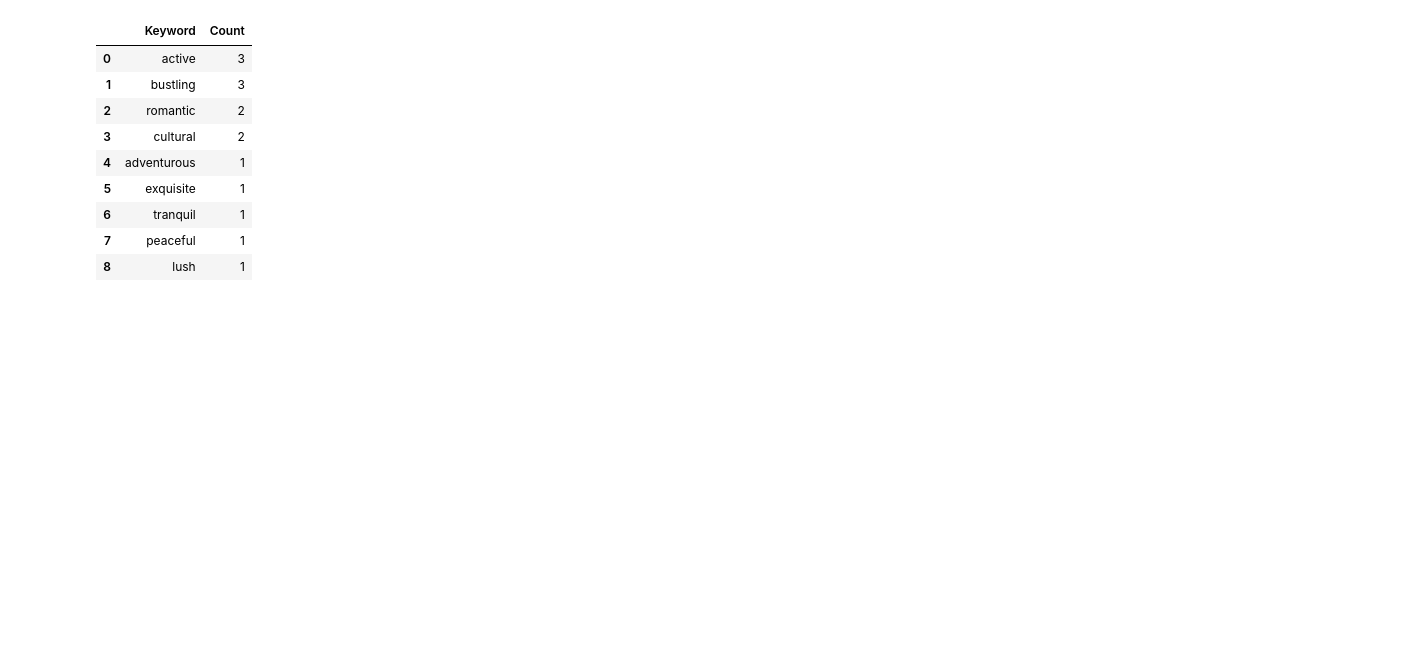
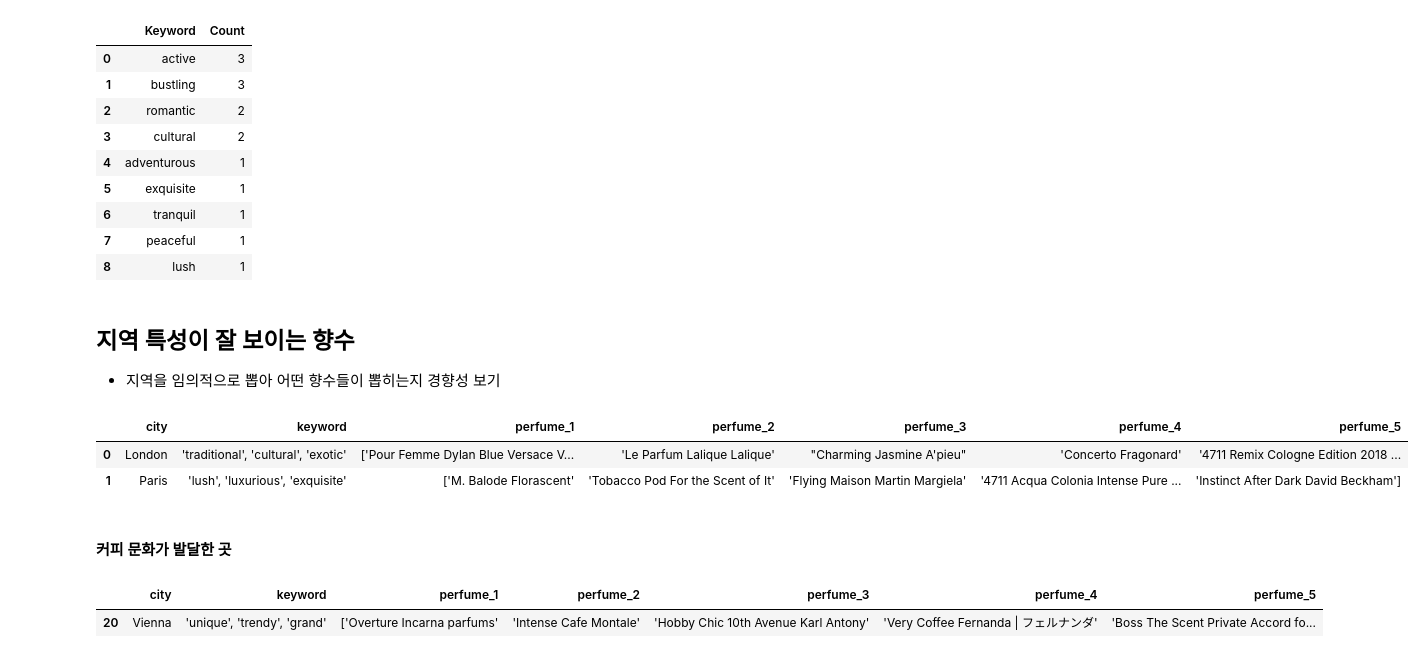
Before and after one commit to sohds/dontpergetme, a Jupyter notebook: Model/qualititative_evaluation.ipynb, the cells around one changed output. Drawn from its saved outputs; the diff is of its cells as text; code cells hidden in the pictures; blank space fills up the shorter version.

```diff
--- a/Model/qualititative_evaluation.ipynb
+++ b/Model/qualititative_evaluation.ipynb
@@ -349,3 +353,6 @@ grandsoir_keywords
 | 6 | tranquil | 1 |
 | 7 | peaceful | 1 |
 | 8 | lush | 1 |
+# %% [markdown]
+## 지역 특성이 잘 보이는 향수
+- 지역을 임의적으로 뽑아 어떤 향수들이 뽑히는지 경향성 보기
@@ -351,0 +362,23 @@ grandsoir_keywords
+# %%
+def clean_data(cell):
+    # Remove square brackets, single quotes, and extra spaces from the cell content
+    return str(cell).replace('[', '').replace(']', '')
+# %%
+def split_perfume(df):
+    cleaned_df = recom.applymap(clean_data)
+    split_columns = recom['recommendation'].str.split(',', expand=True)
+    split_columns.columns = [f'perfume_{i+1}' for i in range(split_columns.shape[1])]
+
+    perfume_split = cleaned_df.drop('recommendation', axis=1).join(split_columns)
+
+    return perfume_split
+# %%
+perfume_split = split_perfume(recom)
+# %%
+perfume_split.head(2)
+# %% [output]
+|  | city | keyword | perfume_1 | perfume_2 | perfume_3 | perfume_4 | perfume_5 |
+| 0 | London | 'traditional', 'cultural', 'exotic' | ['Pour Femme Dylan Blue Versace V... | 'Le Parfum Lalique Lalique' | "Charming Jasmine A'pieu" | 'Concerto Fragonard' | '4711 Remix Cologne Edition 2018 ... |
+| 1 | Paris | 'lush', 'luxurious', 'exquisite' | ['M. Balode Florascent' | 'Tobacco Pod For the Scent of It' | 'Flying Maison Martin Margiela' | '4711 Acqua Colonia Intense Pure ... | 'Instinct After Dark David Beckham'] |
+# %% [markdown]
+#### 커피 문화가 발달한 곳
@@ -351,0 +389,5 @@ grandsoir_keywords
+# %%
+vienna
+# %% [output]
+|  | city | keyword | perfume_1 | perfume_2 | perfume_3 | perfume_4 | perfume_5 |
+| 20 | Vienna | 'unique', 'trendy', 'grand' | ['Overture Incarna parfums' | 'Intense Cafe Montale' | 'Hobby Chic 10th Avenue Karl Antony' | 'Very Coffee Fernanda | フェルナンダ' | 'Boss The Scent Private Accord fo... |
```
Also changed, not shown: parts of 21 cells of this notebook.
